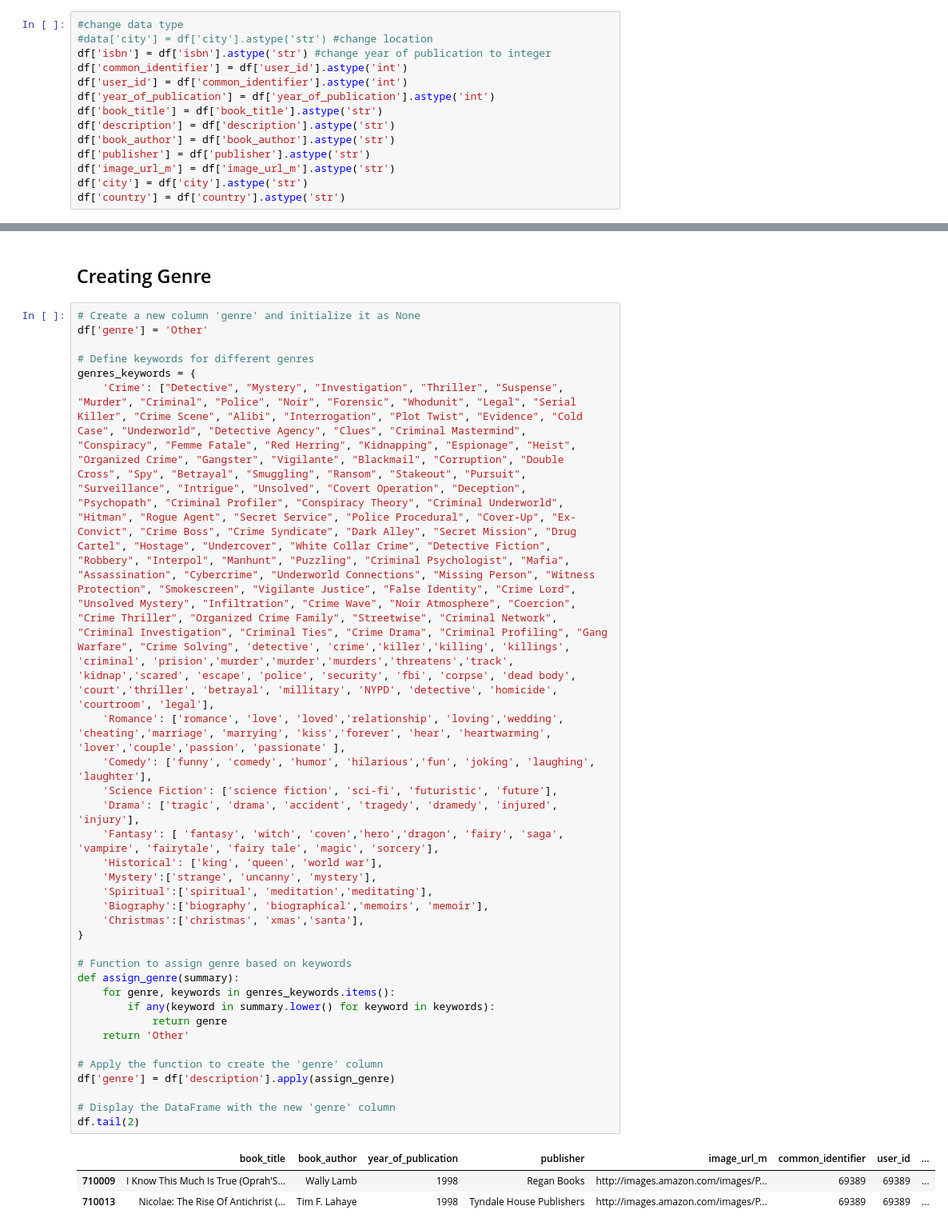
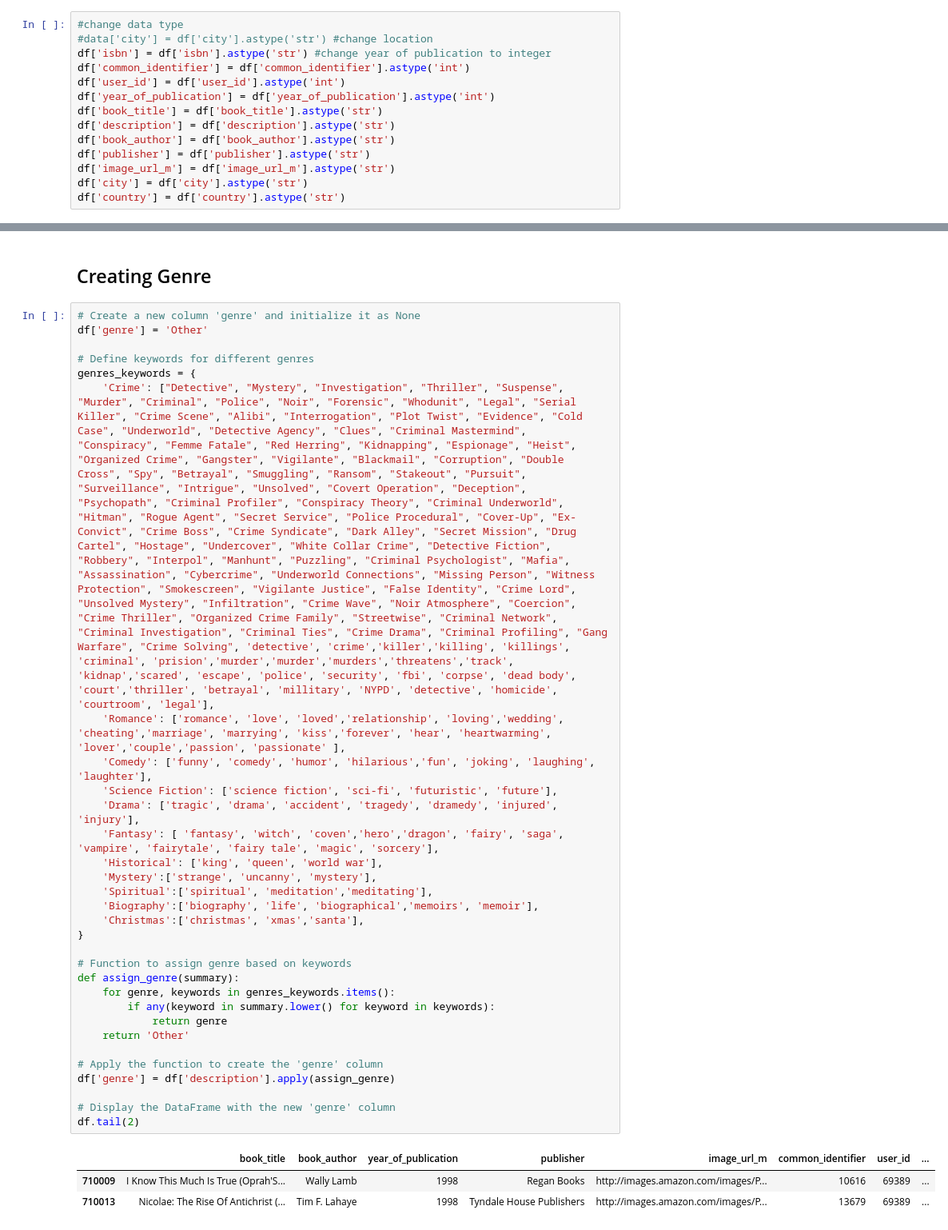
Before and after one commit to OliwiaLewandowska/book-oracle, a Jupyter notebook: model_NP.ipynb, the cells around one changed output, grey strips where cells are left out. Shown at 80% size. Drawn from its saved outputs; the diff is of its cells as text.

```diff
--- a/model_NP.ipynb
+++ b/model_NP.ipynb
@@ -142,8 +142,8 @@ df.head()
 #change data type
 #data['city'] = df['city'].astype('str') #change location
 df['isbn'] = df['isbn'].astype('str') #change year of publication to integer
-df['common_identifier'] = df['user_id'].astype('int')
-df['user_id'] = df['common_identifier'].astype('int')
+df['common_identifier'] = df['common_identifier'].astype('int')
+df['user_id'] = df['user_id'].astype('int')
 df['year_of_publication'] = df['year_of_publication'].astype('int')
 df['book_title'] = df['book_title'].astype('str')
 df['description'] = df['description'].astype('str')
@@ -251,31 +251,31 @@ genres_keywords = {
     'Romance': ['romance', 'love', 'loved','relationship', 'loving','wedding', 'cheating','marriage', 'marrying', 'kiss','forever', 'hear', 'heartwarming', 'lover','couple','passion', 'passionate' ],
     'Comedy': ['funny', 'comedy', 'humor', 'hilarious','fun', 'joking', 'laughing', 'laughter'],
     'Science Fiction': ['science fiction', 'sci-fi', 'futuristic', 'future'],
     'Drama': ['tragic', 'drama', 'accident', 'tragedy', 'dramedy', 'injured', 'injury'],
     'Fantasy': [ 'fantasy', 'witch', 'coven','hero','dragon', 'fairy', 'saga', 'vampire', 'fairytale', 'fairy tale', 'magic', 'sorcery'],
     'Historical': ['king', 'queen', 'world war'],
     'Mystery':['strange', 'uncanny', 'mystery'],
     'Spiritual':['spiritual', 'meditation','meditating'],
-    'Biography':['biography', 'biographical','memoirs', 'memoir'],
+    'Biography':['biography', 'life', 'biographical','memoirs', 'memoir'],
     'Christmas':['christmas', 'xmas','santa'],
 }
 
 # Function to assign genre based on keywords
 def assign_genre(summary):
     for genre, keywords in genres_keywords.items():
         if any(keyword in summary.lower() for keyword in keywords):
             return genre
     return 'Other'
 
 # Apply the function to create the 'genre' column
 df['genre'] = df['description'].apply(assign_genre)
 
 # Display the DataFrame with the new 'genre' column
 df.tail(2)
 # %% [output]
 |  | book_title | book_author | year_of_publication | publisher | image_url_m | common_identifier | user_id | ... |
-| 710009 | I Know This Much Is True (Oprah'S... | Wally Lamb | 1998 | Regan Books | http://images.amazon.com/images/P... | 69389 | 69389 | ... |
-| 710013 | Nicolae: The Rise Of Antichrist (... | Tim F. Lahaye | 1998 | Tyndale House Publishers | http://images.amazon.com/images/P... | 69389 | 69389 | ... |
+| 710009 | I Know This Much Is True (Oprah'S... | Wally Lamb | 1998 | Regan Books | http://images.amazon.com/images/P... | 10616 | 69389 | ... |
+| 710013 | Nicolae: The Rise Of Antichrist (... | Tim F. Lahaye | 1998 | Tyndale House Publishers | http://images.amazon.com/images/P... | 13679 | 69389 | ... |
 # %%
 #change datatype of genre to string
 df['genre'] = df['genre'].astype('str')
```
Also changed, not shown: parts of 31 cells of this notebook.
